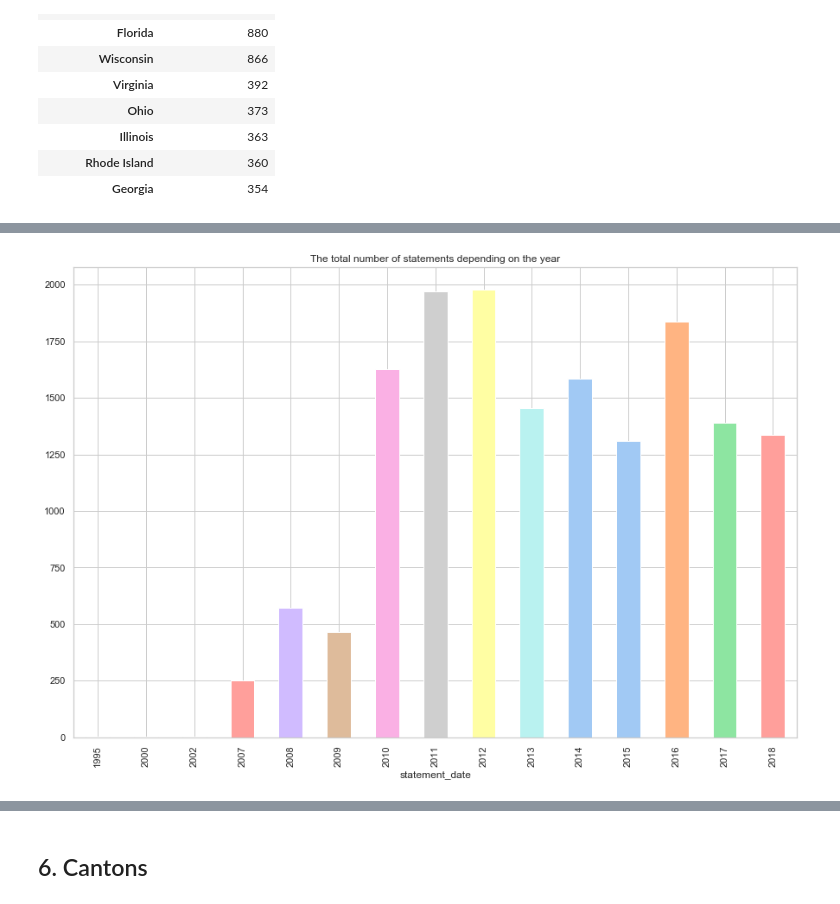
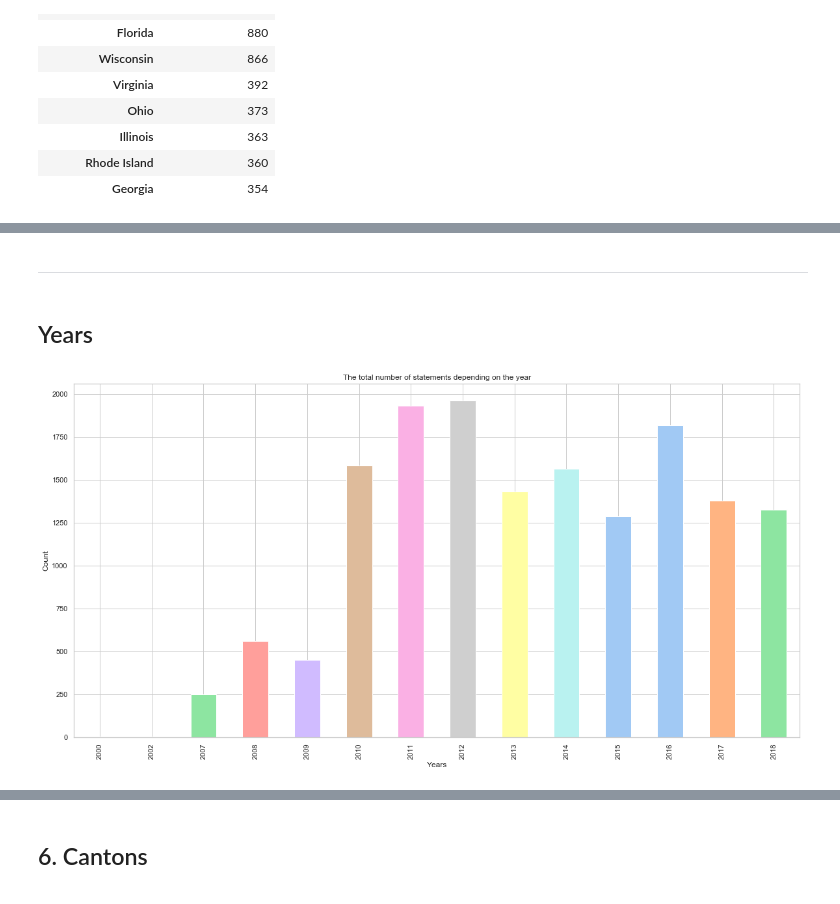
Before and after one commit to ExploringLies/lies-have-short-legs, a Jupyter notebook: notebooks/ResearchQuestions.ipynb, the cells around one changed output, grey strips where cells are left out. Cells and saved outputs as stored; diff of their text form; code cells hidden in the pictures.

```diff
--- a/notebooks/ResearchQuestions.ipynb
+++ b/notebooks/ResearchQuestions.ipynb
@@ -693,0 +714,2 @@ plt.show()
+# %%
+weekdays_order = ["Monday", "Tuesday", "Wednesday", "Thursday", "Friday", "Saturday", "Sunday"]
@@ -693,0 +726,6 @@ plt.show()
+# %%
+df['statement_weekday'] = df["statement_date"].astype("datetime64").dt.weekday_name
+
+df['statement_weekday'] = pd.Categorical(df['statement_weekday'], weekdays_order)
+df_lbl_weekday = df[['statement_weekday', 'label']].sort_values("statement_weekday", ascending=True)
+df_lbl_weekday.head()
@@ -693,0 +798,24 @@ plt.show()
+# %%
+# Initialize the matplotlib figure
+f, ax = plt.subplots(figsize=figsize)
+
+# Plot the total crashes
+sns.barplot(x="statement_weekday", y="count_total_pct", data=df_weekday_false,
+            label="Total Number of Statements", color="b")
+
+# Plot the crashes where alcohol was involved
+g = sns.barplot(x="statement_weekday", y="count_false_pct", data=df_weekday_false,
+            label="Percentage of Lies", color="r")
+
+for idx, (_, row) in enumerate(df_weekday_false.iterrows()):
+    g.text(idx, row.count_false_pct, f"{round(row.count_false_pct,2)}%", color='black', ha="center", fontsize=20)
+
+# Add a legend and informative axis label
+ax.legend(ncol=1, loc="upper right", frameon=True)
+sns.despine(left=True, top=True)
+
+plt.title('Truthfullness of Statemets Over the Week-days (Normalized)')
+plt.ylabel('Count Percentage [%]')
+plt.xlabel('Week-day')
+
+plt.savefig(f"{PLOTS_DIR}/statement_weekday_count_percentage_norm.png")
@@ -694,6 +824,13 @@ plt.show()
+# %% [markdown]
+---
+# %% [markdown]
+## Years
 # %%
-df["statement_date"].groupby(df["statement_date"].astype("datetime64").dt.year).count().plot(kind="bar",
-                                                                                              figsize=(15, 10),
-                                                                                              title="The total number of statements depending on the year");
+df["statement_date"].groupby(df["statement_date"].astype("datetime64").dt.year).count().plot(kind="bar", figsize=figsize);
+plt.title('The total number of statements depending on the year')
+plt.ylabel('Count')
+plt.xlabel('Years')
+
+plt.savefig(f"{PLOTS_DIR}/statement_years_count.png")
 # %% [output]
-[figure, old version]
+[figure, new version]
```
Also changed, not shown: parts of 36 cells of this notebook, 13 other files.
